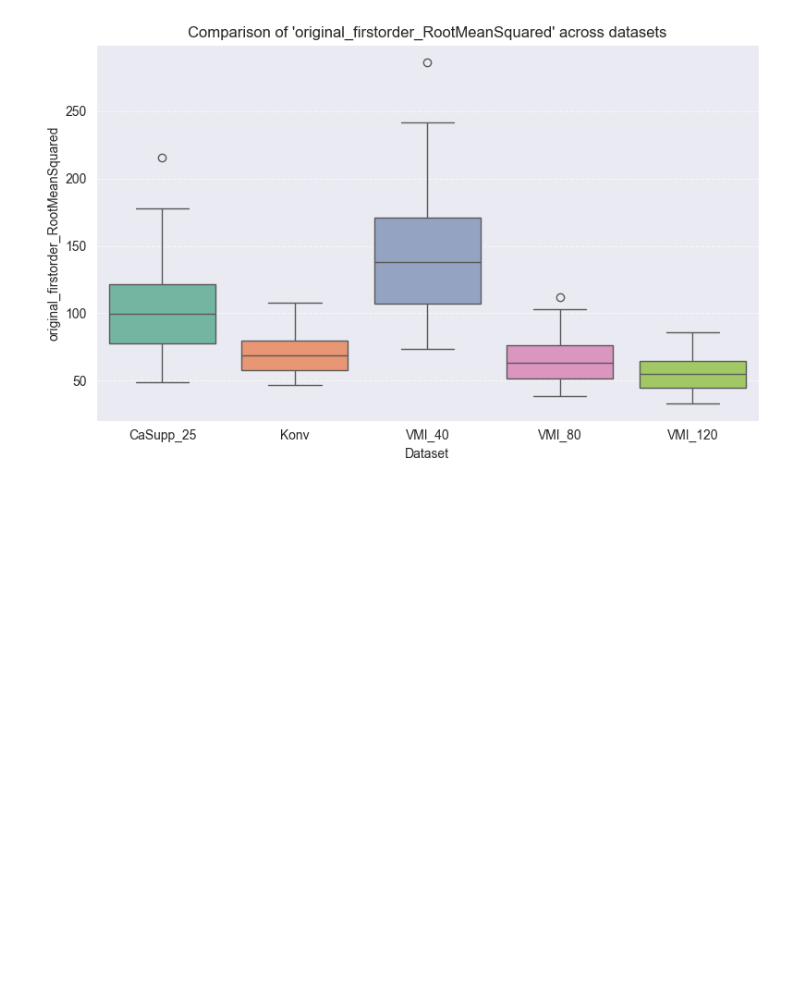
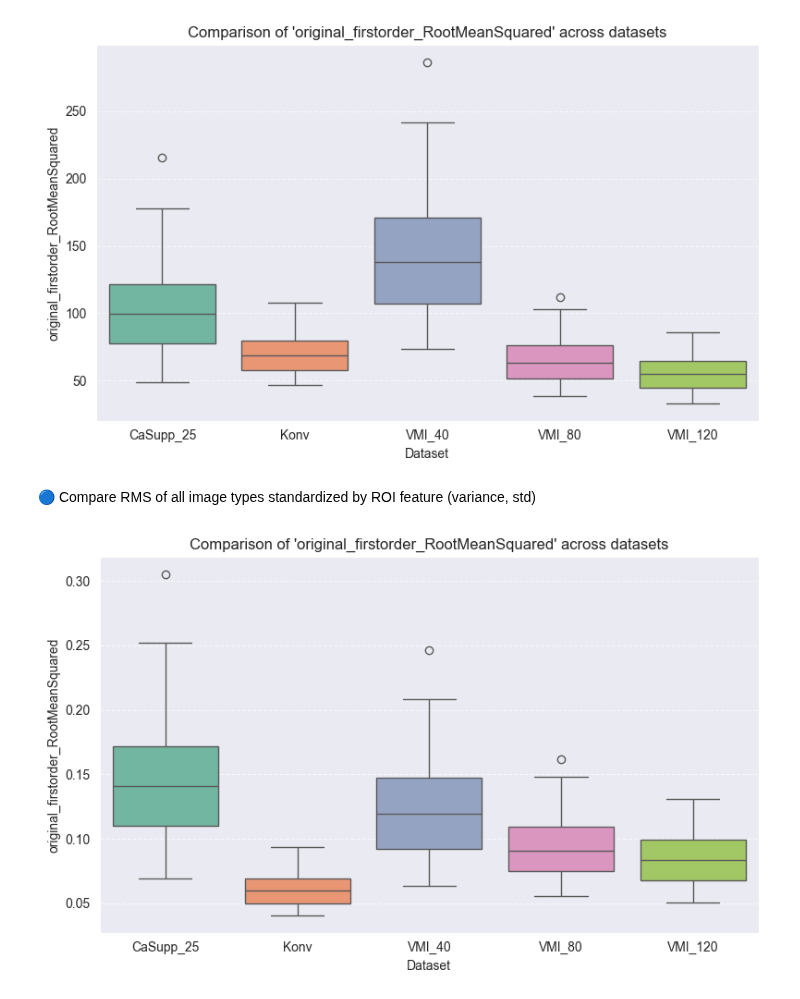
Before and after one commit to lukas1110/Analysis-of-multiple-myelomas-from-dual-CT, a Jupyter notebook: data_analysis/image_analysis.ipynb, the cells around one changed output. Drawn from its saved outputs; the diff is of its cells as text; code cells hidden in the pictures; blank space fills up the shorter version.

Commit message:
Standardization by ROI in image feature comparison.

```diff
--- a/data_analysis/image_analysis.ipynb
+++ b/data_analysis/image_analysis.ipynb
@@ -278,3 +301,64 @@ plt.tight_layout()
 plt.show()
 # %% [output]
 [figure]
+# %% [markdown]
+🔵 Compare RMS of all image types standardized by ROI feature (variance, std)
+# %%
+def standardization_feature(image):
+    # Define ROI
+    z_min, z_max = 60, 120  # TUK       450-500 LIVER       580-650 LUNGS
+    y_min, y_max = 405, 420 # TUK       250-300 LIVER       240-300 LUNGS
+    x_min, x_max = 200, 350 # TUK       150-200 LIVER       360-400 LUNGS
+
+    # Compute selected feature of ROI
+    return np.var(image[x_min:x_max, y_min:y_max, z_min:z_max])
+
+
+# Load datasets
+# df_c25 = pd.read_csv(r"D:\CSV\merged_CaSupp_25_radiomics_spine_vertebrae_features.csv")
+# df_konv = pd.read_csv(r"D:\CSV\merged_konv_radiomics_spine_vertebrae_features.csv")
+# df_vmi40 = pd.read_csv(r"D:\CSV\merged_monoe_40kev_radiomics_spine_vertebrae_features.csv")
+# df_vmi80 = pd.read_csv(r"D:\CSV\merged_monoe_80kev_radiomics_spine_vertebrae_features.csv")
+# df_vmi120 = pd.read_csv(r"D:\CSV\merged_monoe_120kev_radiomics_spine_vertebrae_features.csv")
+
+df_c25 = pd.read_csv(r"D:\CSV\merged_CaSupp_25_radiomics_spine_lesions_features.csv")
+df_konv = pd.read_csv(r"D:\CSV\merged_konv_radiomics_spine_lesions_features.csv")
+df_vmi40 = pd.read_csv(r"D:\CSV\merged_monoe_40kev_radiomics_spine_lesions_features.csv")
+df_vmi80 = pd.read_csv(r"D:\CSV\merged_monoe_80kev_radiomics_spine_lesions_features.csv")
+df_vmi120 = pd.read_csv(r"D:\CSV\merged_monoe_120kev_radiomics_spine_lesions_features.csv")
+
+# Load images
+c25 = NiftiFile(r"D:\DATA_Myelomy\Myel_001\myel_001_CaSupp_25.nii.gz").get_image_data()
+konv = NiftiFile(r"D:\DATA_Myelomy\Myel_001\myel_001_konv.nii.gz").get_image_data()
+vmi40 = NiftiFile(r"D:\DATA_Myelomy\Myel_001\myel_001_monoe_40kev.nii.gz").get_image_data()
+vmi80 = NiftiFile(r"D:\DATA_Myelomy\Myel_001\myel_001_monoe_80kev.nii.gz").get_image_data()
+vmi120 = NiftiFile(r"D:\DATA_Myelomy\Myel_001\myel_001_monoe_120kev.nii.gz").get_image_data()
+
+feature_name = "original_firstorder_RootMeanSquared"
+
+data = pd.DataFrame({
+    "Dataset": [
+        "CaSupp_25"] * len(df_c25) +
+        ["Konv"] * len(df_konv) +
+        ["VMI_40"] * len(df_vmi40) +
+        ["VMI_80"] * len(df_vmi80) +
+        ["VMI_120"] * len(df_vmi120),
+    "Feature Value": (
+        list(df_c25[feature_name]/standardization_feature(c25)) +
+        list(df_konv[feature_name]/standardization_feature(konv)) +
+        list(df_vmi40[feature_name]/standardization_feature(vmi40)) +
+        list(df_vmi80[feature_name]/standardization_feature(vmi80)) +
+        list(df_vmi120[feature_name]/standardization_feature(vmi120))
+    )
+})
+
+plt.figure(figsize=(8,5))
+sns.boxplot(x="Dataset", y="Feature Value", data=data, palette="Set2", hue="Dataset")
+plt.title(f"Comparison of '{feature_name}' across datasets")
+plt.xlabel("Dataset")
+plt.ylabel(feature_name)
+plt.grid(axis="y", linestyle="--", alpha=0.7)
+plt.tight_layout()
+plt.show()
+# %% [output]
+[figure, added]
```
Also changed, not shown: parts of 2 cells of this notebook, 1 other file.
